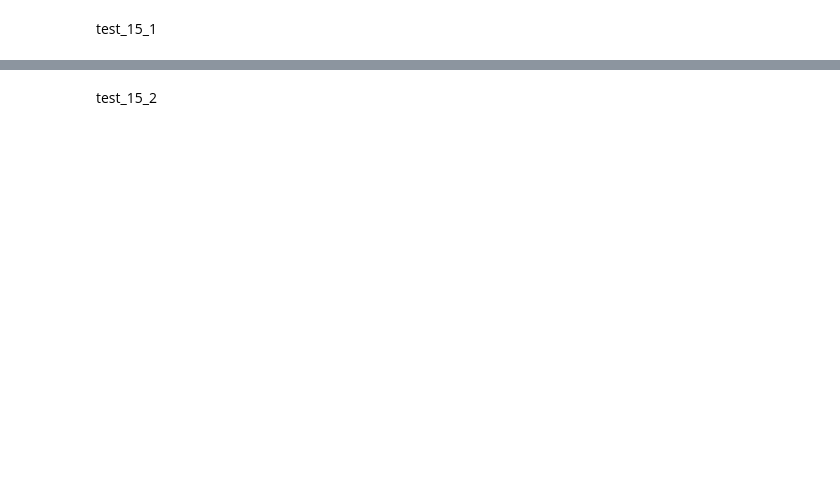
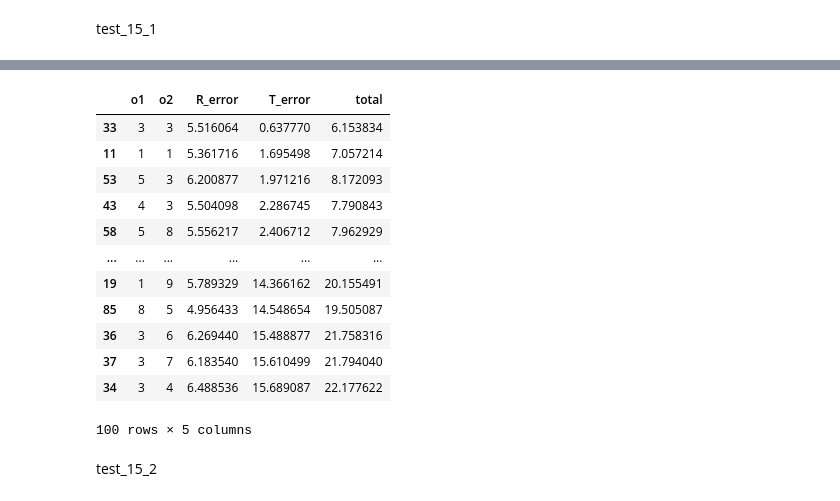
Before and after one commit to RePAIRProject/AAFR, a Jupyter notebook: Untitled3.ipynb, the cells around one changed output, grey strips where cells are left out. Cells and saved outputs as stored; diff of their text form; code cells hidden in the pictures; blank space fills up the shorter version.

```diff
--- a/Untitled3.ipynb
+++ b/Untitled3.ipynb
@@ -786,5 +810,19 @@ my_results = test_15_1.run()
 # %%
 df_test_15_1 = pd.DataFrame(test_15_1.results)
 df_test_15_1["total"] = df_test_15_1["R_error"]+df_test_15_1["T_error"]
-df_test_15_1.sort_values('total')
+df_test_15_1.sort_values('T_error')
+# %% [output]
+|  | o1 | o2 | R_error | T_error | total |
+| 33 | 3 | 3 | 5.516064 | 0.637770 | 6.153834 |
+| 11 | 1 | 1 | 5.361716 | 1.695498 | 7.057214 |
+| 53 | 5 | 3 | 6.200877 | 1.971216 | 8.172093 |
+| 43 | 4 | 3 | 5.504098 | 2.286745 | 7.790843 |
+| 58 | 5 | 8 | 5.556217 | 2.406712 | 7.962929 |
+| ... | ... | ... | ... | ... | ... |
+| 19 | 1 | 9 | 5.789329 | 14.366162 | 20.155491 |
+| 85 | 8 | 5 | 4.956433 | 14.548654 | 19.505087 |
+| 36 | 3 | 6 | 6.269440 | 15.488877 | 21.758316 |
+| 37 | 3 | 7 | 6.183540 | 15.610499 | 21.794040 |
+| 34 | 3 | 4 | 6.488536 | 15.689087 | 22.177622 |
+100 rows × 5 columns
 # %%
```
Also changed, not shown: parts of 29 cells of this notebook, 6 other files.
